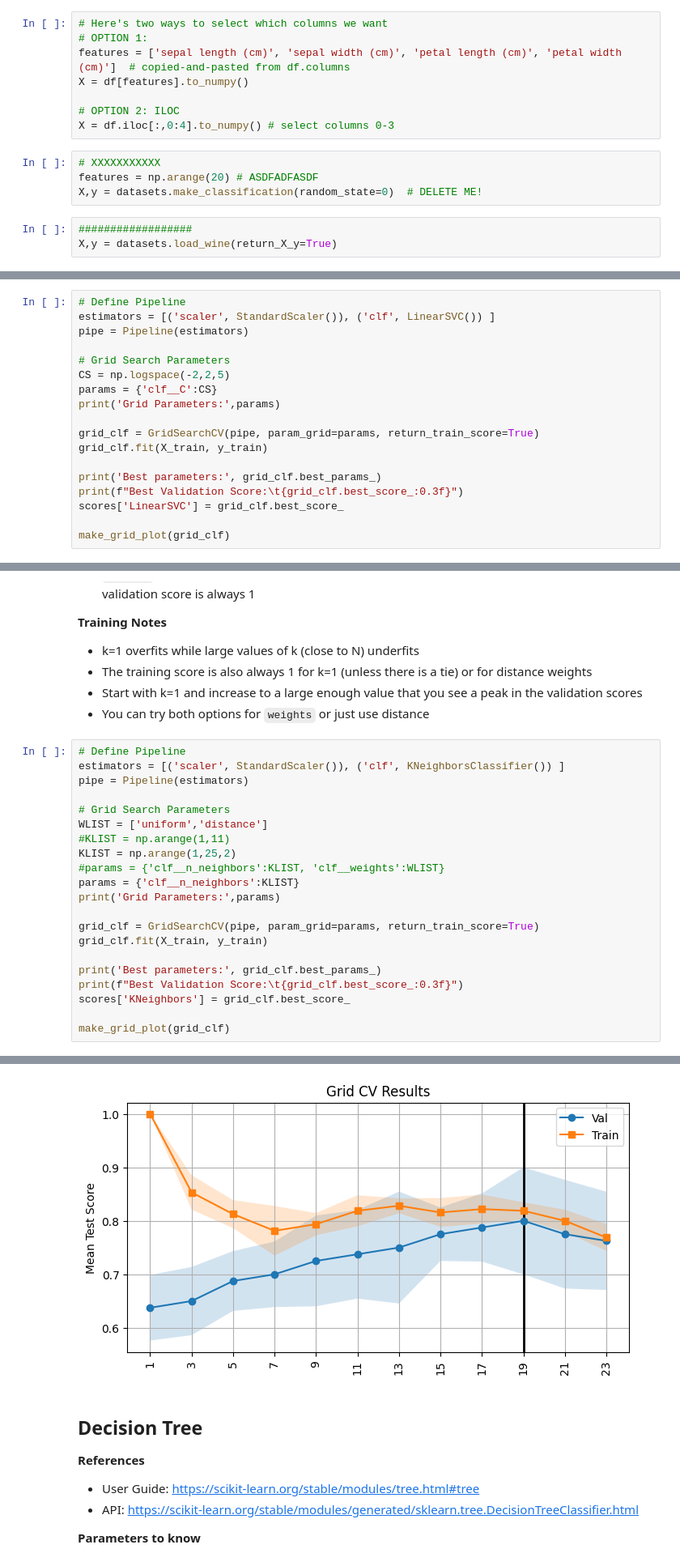
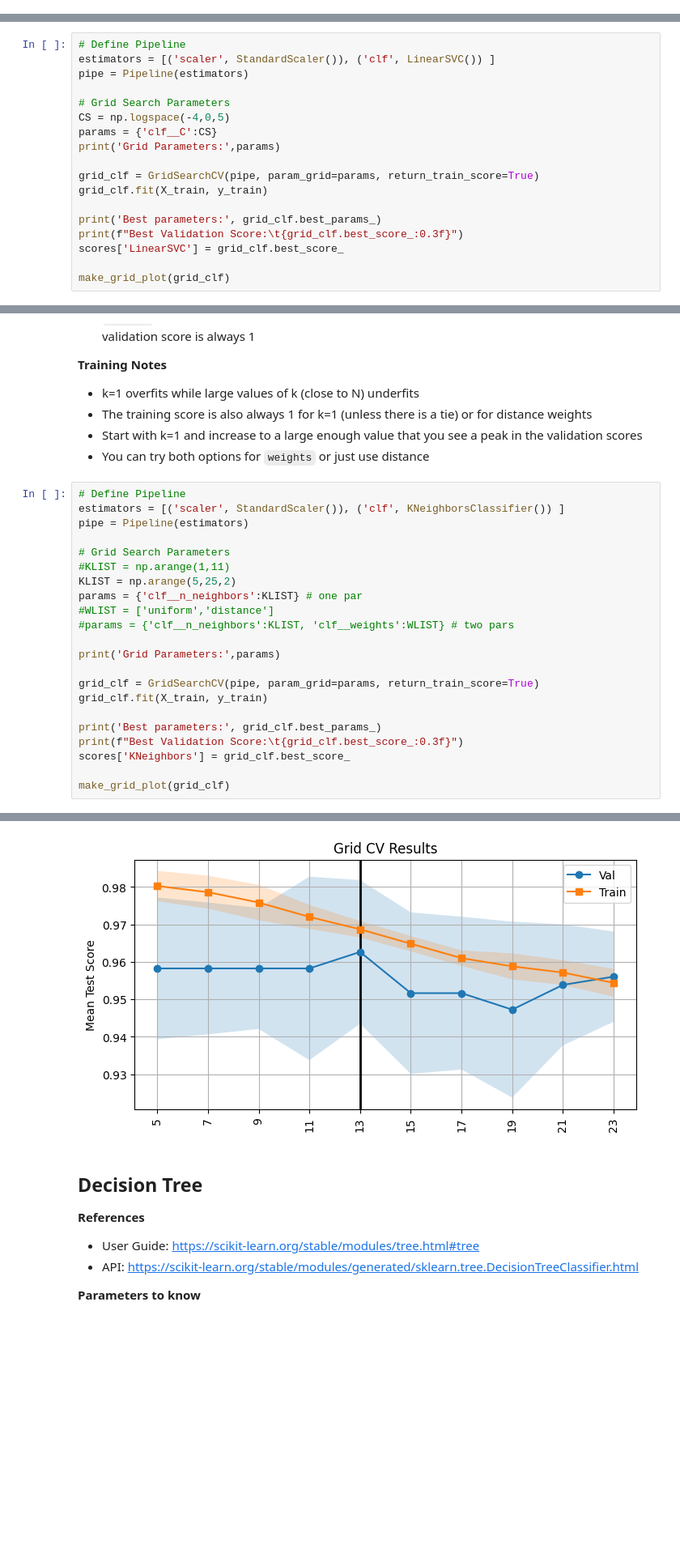
Before and after one commit to mdaugherity/MachineLearning2026, a Jupyter notebook: tutorial/Classification_Recipe.ipynb, the cells around one changed output, grey strips where cells are left out. Shown at 81% size. Cells and saved outputs as stored; diff of their text form; blank space fills up the shorter version.

```diff
--- a/tutorial/Classification_Recipe.ipynb
+++ b/tutorial/Classification_Recipe.ipynb
@@ -134,16 +164 @@ As of now, most of sklearn's classes can accept either numpy arrays or dataframe
 y = df['target'].to_numpy()
-# %%
-# Here's two ways to select which columns we want
-# OPTION 1:
-features = ['sepal length (cm)', 'sepal width (cm)', 'petal length (cm)', 'petal width (cm)']  # copied-and-pasted from df.columns
-X = df[features].to_numpy()
-
-# OPTION 2: ILOC
-X = df.iloc[:,0:4].to_numpy() # select columns 0-3
-# %%
-# XXXXXXXXXXX
-features = np.arange(20) # ASDFADFASDF
-X,y = datasets.make_classification(random_state=0)  # DELETE ME!
-# %%
-##################
-X,y = datasets.load_wine(return_X_y=True)
@@ -242,7 +254,7 @@ estimators = [('scaler', StandardScaler()), ('clf', LinearSVC()) ]
 pipe = Pipeline(estimators)
 
 # Grid Search Parameters
-CS = np.logspace(-2,2,5)
+CS = np.logspace(-4,0,5)
 params = {'clf__C':CS}
 print('Grid Parameters:',params)
 
@@ -396,11 +408,12 @@ estimators = [('scaler', StandardScaler()), ('clf', KNeighborsClassifier()) ]
 pipe = Pipeline(estimators)
 
 # Grid Search Parameters
-WLIST = ['uniform','distance']
 #KLIST = np.arange(1,11)
-KLIST = np.arange(1,25,2)
-#params = {'clf__n_neighbors':KLIST, 'clf__weights':WLIST}
-params = {'clf__n_neighbors':KLIST}
+KLIST = np.arange(5,25,2)
+params = {'clf__n_neighbors':KLIST} # one par
+#WLIST = ['uniform','distance']
+#params = {'clf__n_neighbors':KLIST, 'clf__weights':WLIST} # two pars
+
 print('Grid Parameters:',params)
 
 grid_clf = GridSearchCV(pipe, param_grid=params, return_train_score=True)
@@ -418,4 +431,4 @@ Best Validation Score:  0.800
-[figure, old version]
+[figure, new version]
 # %% [markdown]
 ## Decision Tree
 
```
Also changed, not shown: parts of 28 cells of this notebook.
